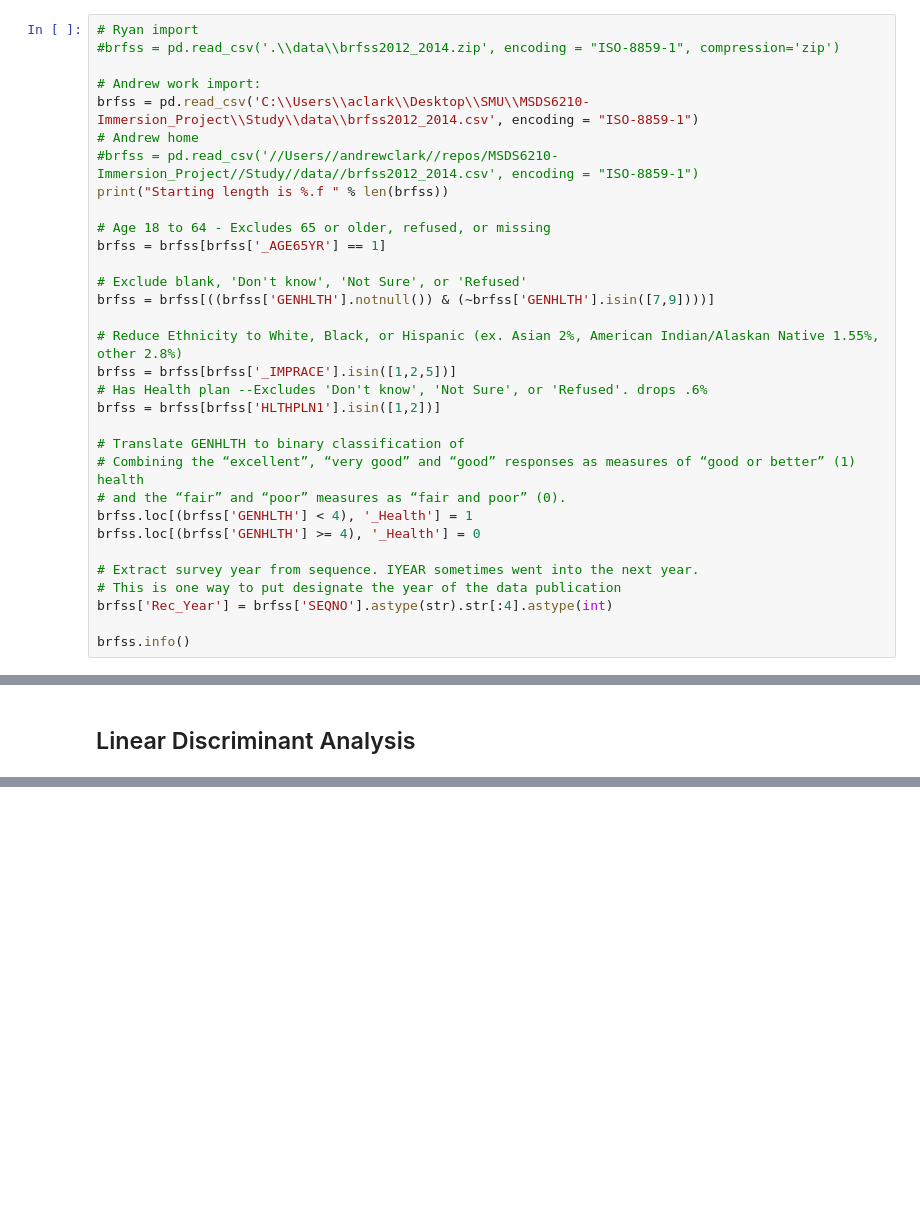
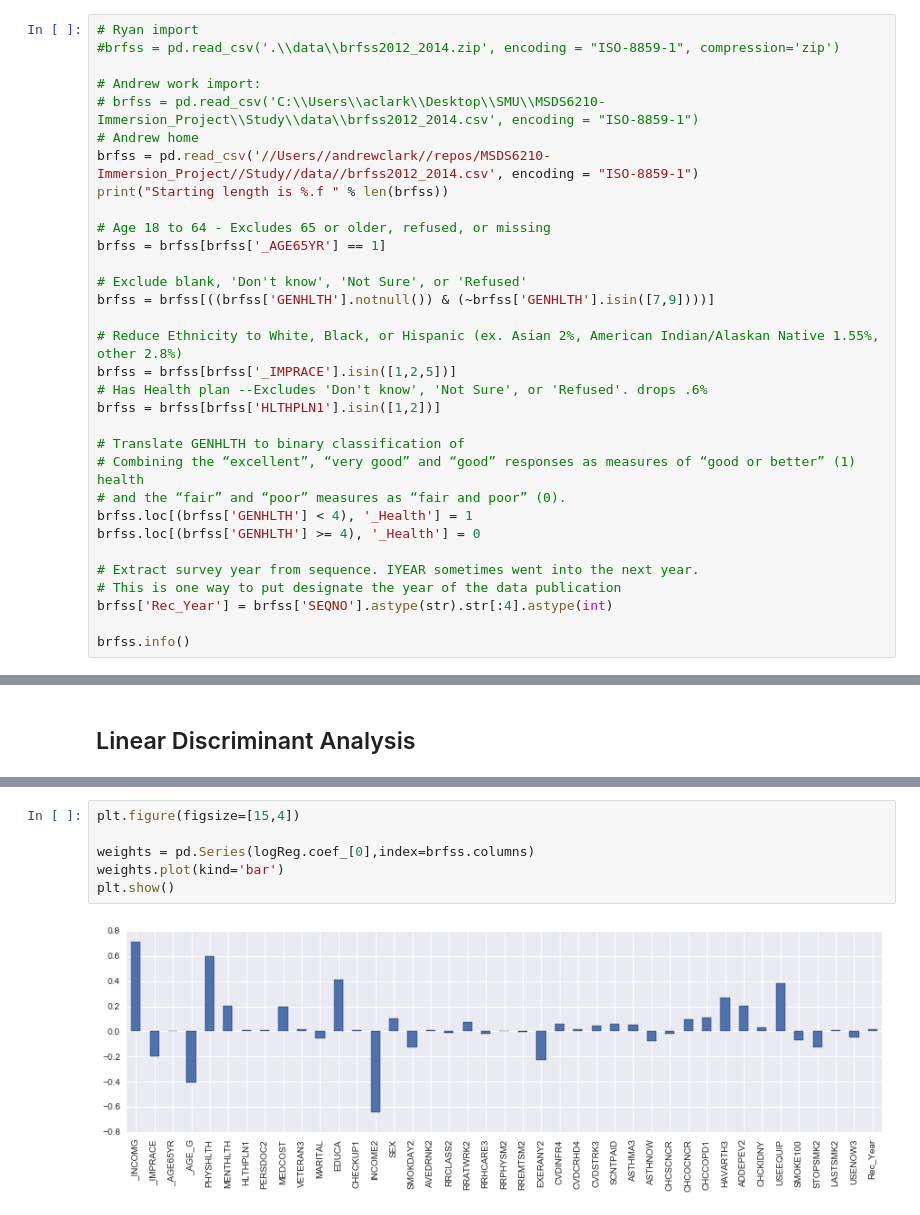
Before and after one commit to rlshuhart/MSDS6210-Immersion_Project, a Jupyter notebook: Study/Closing the Gap Study Revisited.ipynb, the cells around one changed output, grey strips where cells are left out. Saved outputs shown, nothing was run; the diff lists cells and outputs as text; blank space fills up the shorter version.

```diff
--- a/Study/Closing the Gap Study Revisited.ipynb
+++ b/Study/Closing the Gap Study Revisited.ipynb
@@ -39,9 +39,9 @@ import seaborn as sns
 #brfss = pd.read_csv('.\\data\\brfss2012_2014.zip', encoding = "ISO-8859-1", compression='zip')
 
 # Andrew work import:
-brfss = pd.read_csv('C:\\Users\\aclark\\Desktop\\SMU\\MSDS6210-Immersion_Project\\Study\\data\\brfss2012_2014.csv', encoding = "ISO-8859-1")
+# brfss = pd.read_csv('C:\\Users\\aclark\\Desktop\\SMU\\MSDS6210-Immersion_Project\\Study\\data\\brfss2012_2014.csv', encoding = "ISO-8859-1")
 # Andrew home
-#brfss = pd.read_csv('//Users//andrewclark//repos/MSDS6210-Immersion_Project//Study//data//brfss2012_2014.csv', encoding = "ISO-8859-1")
+brfss = pd.read_csv('//Users//andrewclark//repos/MSDS6210-Immersion_Project//Study//data//brfss2012_2014.csv', encoding = "ISO-8859-1")
 print("Starting length is %.f " % len(brfss))
 
 # Age 18 to 64 - Excludes 65 or older, refused, or missing
@@ -464,0 +514,8 @@ KeyboardInterrupt:
+# %%
+plt.figure(figsize=[15,4])
+
+weights = pd.Series(logReg.coef_[0],index=brfss.columns)
+weights.plot(kind='bar')
+plt.show()
+# %% [output]
+[figure, added]
```
Also changed, not shown: parts of 14 cells of this notebook.
